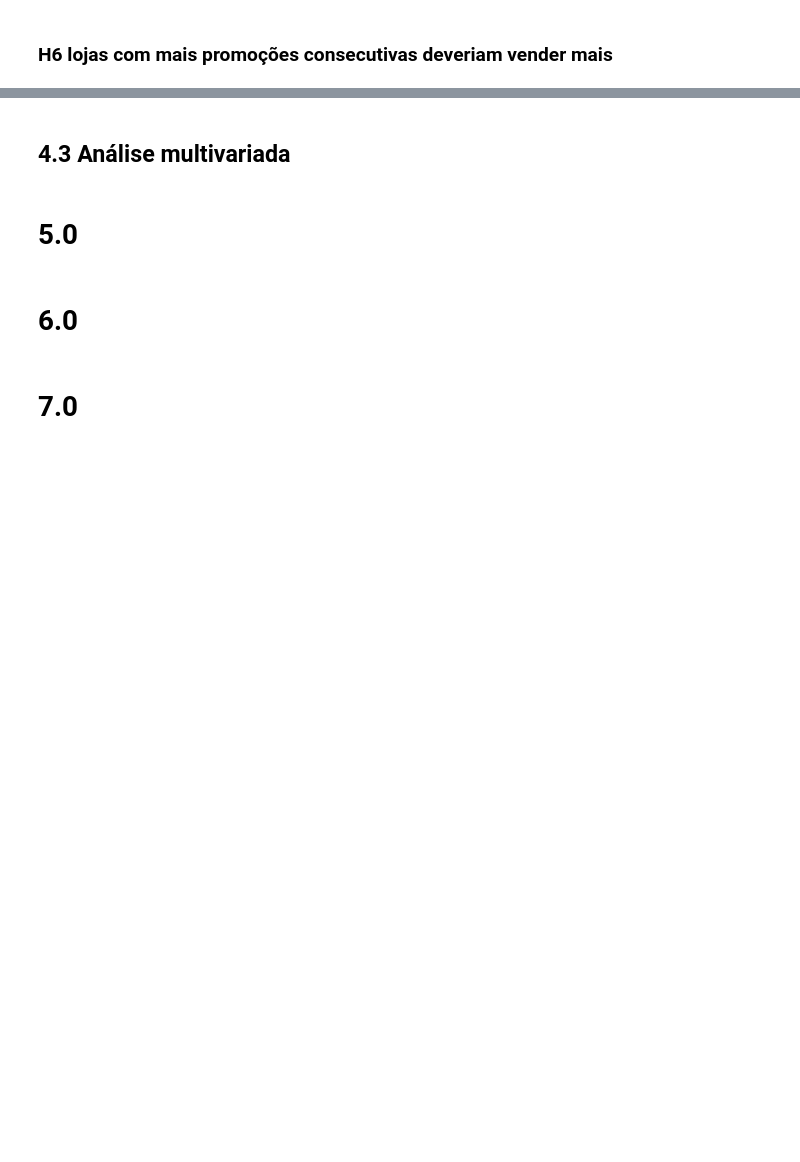
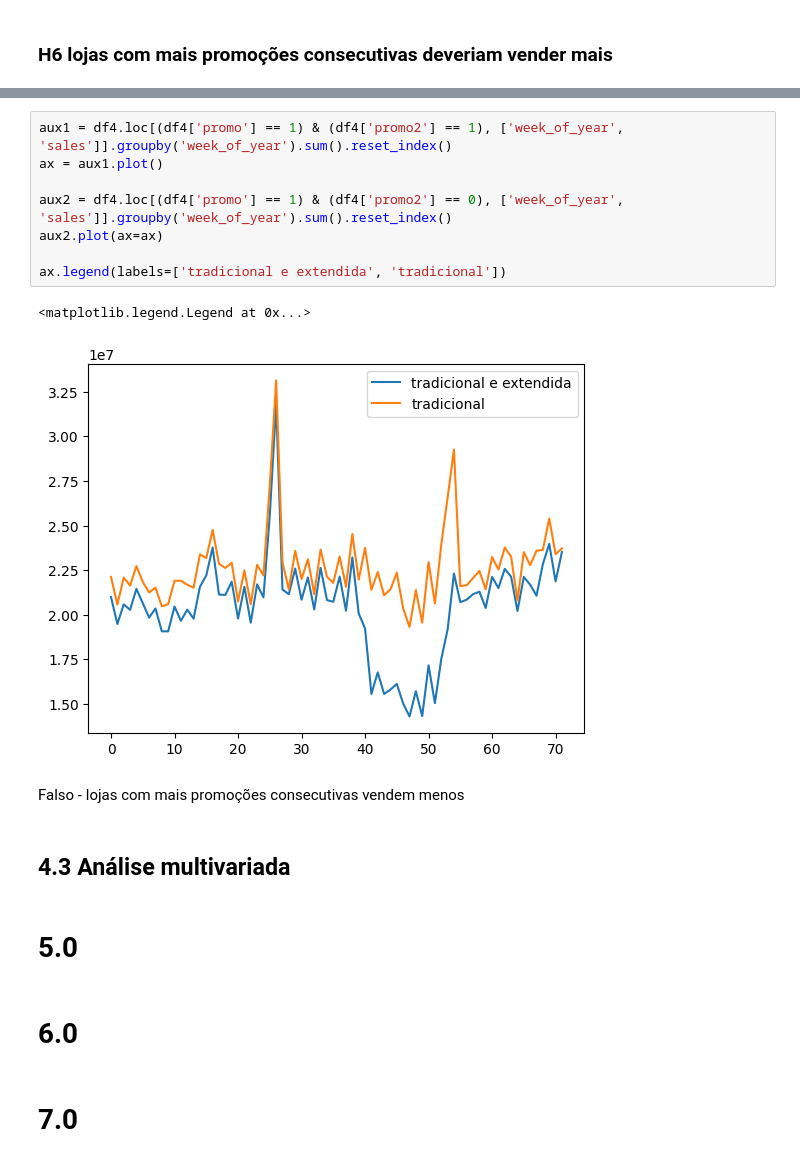
Before and after one commit to juanzimmer/ds_prod_resumo, a Jupyter notebook: notebook.ipynb, the cells around one changed output, grey strips where cells are left out. Cells and saved outputs as stored; diff of their text form; blank space fills up the shorter version.

```diff
--- a/notebook.ipynb
+++ b/notebook.ipynb
@@ -615,3 +653,16 @@ plt.xticks(rotation=90);
+# %%
+aux1 = df4.loc[(df4['promo'] == 1) & (df4['promo2'] == 1), ['week_of_year', 'sales']].groupby('week_of_year').sum().reset_index()
+ax = aux1.plot()
+
+aux2 = df4.loc[(df4['promo'] == 1) & (df4['promo2'] == 0), ['week_of_year', 'sales']].groupby('week_of_year').sum().reset_index()
+aux2.plot(ax=ax)
+
+ax.legend(labels=['tradicional e extendida', 'tradicional'])
+# %% [output]
+<matplotlib.legend.Legend at 0x...>
+[figure, added]
+# %% [markdown]
+Falso - lojas com mais promoções consecutivas vendem menos
 # %% [markdown]
 ## 4.3 Análise multivariada
 # %% [markdown]
```
Also changed, not shown: parts of 5 cells of this notebook.
